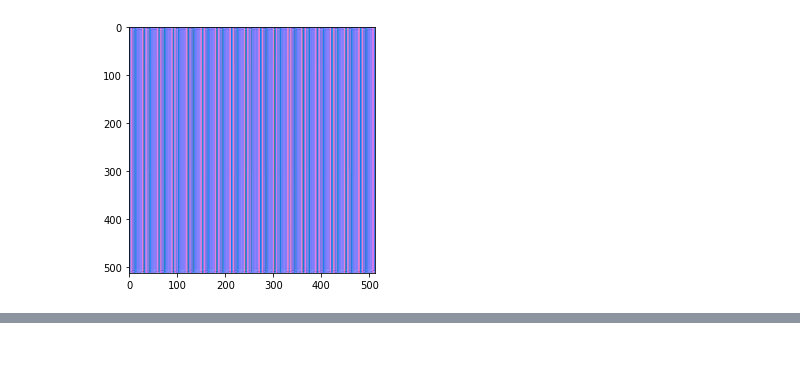
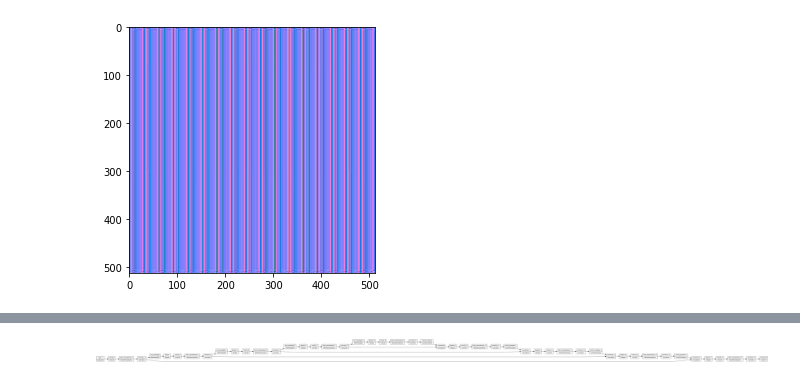
Before and after one commit to newohrim/normal-maps-generation, a Jupyter notebook: collab/NormalGen_Test.ipynb, the cells around one changed output, grey strips where cells are left out. Cells and saved outputs as stored; diff of their text form; code cells hidden in the pictures; blank space fills up the shorter version.

```diff
--- a/collab/NormalGen_Test.ipynb
+++ b/collab/NormalGen_Test.ipynb
@@ -204,0 +240,18 @@ temp = test_net_with_random_image_i(0)
+# %%
+def conv2d_block(input_tensor, n_filters, kernel_size = 3, batchnorm = True):
+    """Function to add 2 convolutional layers with the parameters passed to it"""
+    # first layer
+    x = Conv2D(filters = n_filters, kernel_size = (kernel_size, kernel_size),\
+              kernel_initializer = 'he_normal', padding = 'same')(input_tensor)
+    if batchnorm:
+        x = BatchNormalization()(x)
+    x = Activation('relu')(x)
+
+    # second layer
+    x = Conv2D(filters = n_filters, kernel_size = (kernel_size, kernel_size),\
+              kernel_initializer = 'he_normal', padding = 'same')(input_tensor)
+    if batchnorm:
+        x = BatchNormalization()(x)
+    x = Activation('relu')(x)
+
+    return x
@@ -204,0 +304,8 @@ temp = test_net_with_random_image_i(0)
+# %%
+img_size = 512
+input_img = Input(shape=(img_size, img_size, 3))
+
+#input_img = Input((img_size, img_size, 1), name='img')
+
+model = get_unet(input_img, n_filters=16, dropout=0.05, batchnorm=True)
+model.compile(optimizer=Adam(), loss="binary_crossentropy", metrics=["accuracy"])
@@ -204,0 +332,16 @@ temp = test_net_with_random_image_i(0)
+# %%
+tf.keras.utils.plot_model(
+    model,
+    to_file="model.png",
+    show_shapes=False,
+    show_dtype=False,
+    show_layer_names=True,
+    rankdir="LR",
+    expand_nested=False,
+    dpi=96,
+    layer_range=None,
+    show_layer_activations=False,
+    show_trainable=False,
+)
+# %% [output]
+[figure, added]
```
Also changed, not shown: parts of 13 cells of this notebook, 5 other files.
